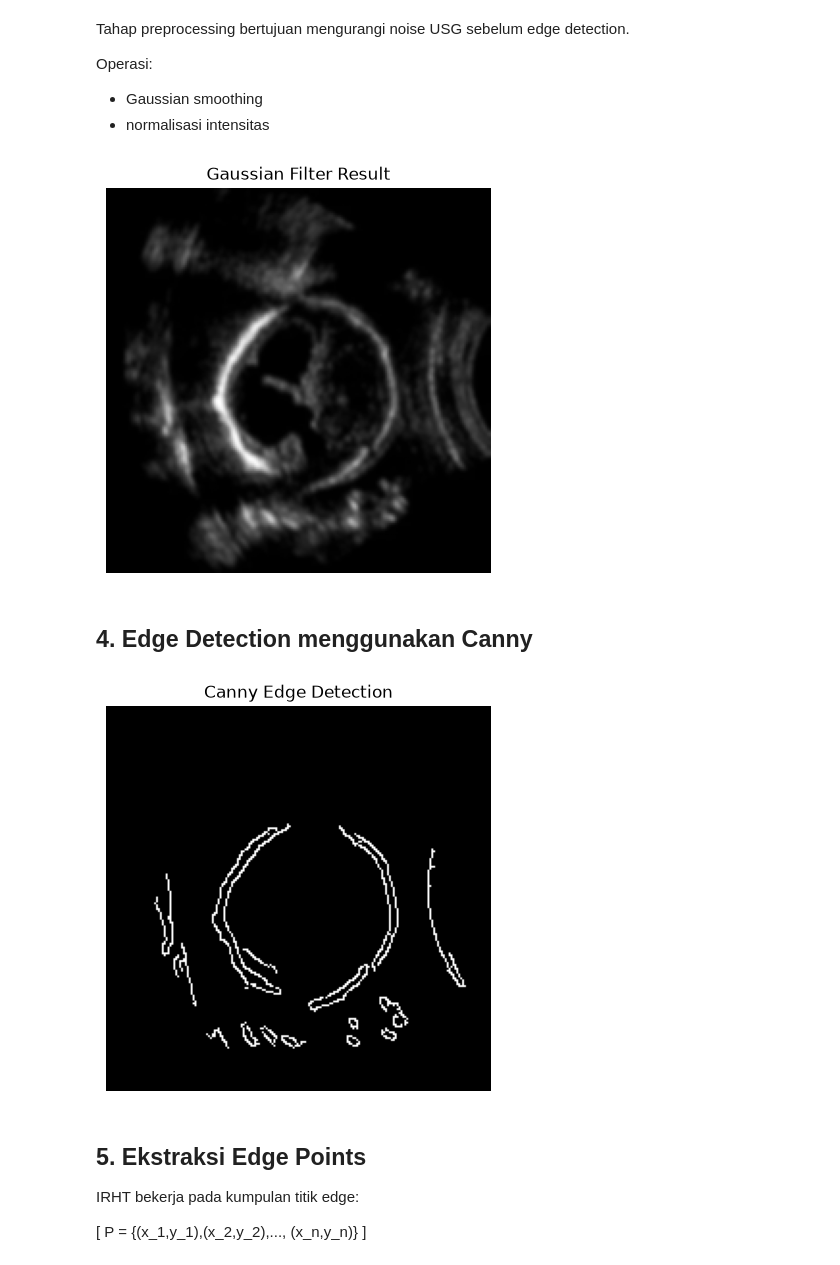
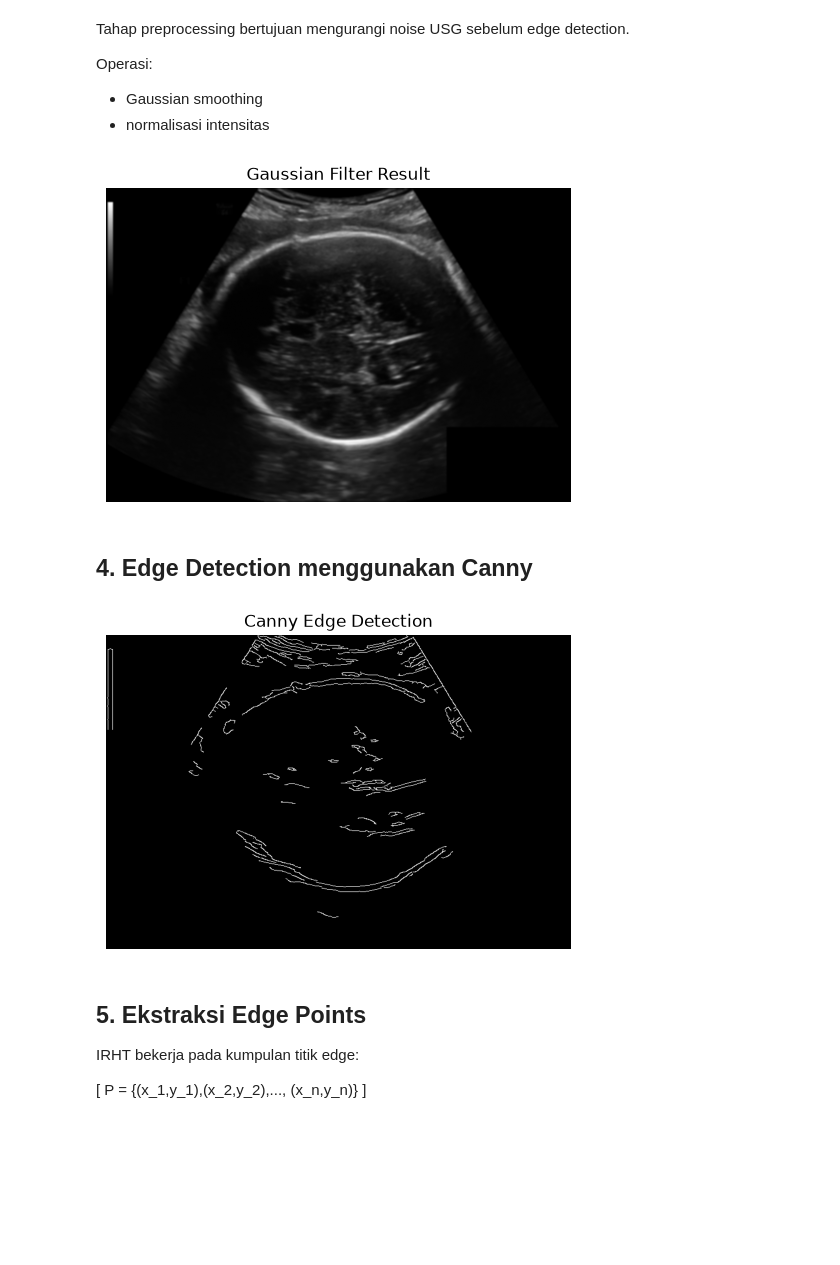
Before and after one commit to najwatahir/comvis-image-rotation, a Jupyter notebook: Deteksi_Umur_Janin/Fetal_USG_IRHT.ipynb, the cells around one changed output. Saved outputs shown, nothing was run; the diff lists cells and outputs as text; code cells hidden in the pictures; blank space fills up the shorter version.

```diff
--- a/Deteksi_Umur_Janin/Fetal_USG_IRHT.ipynb
+++ b/Deteksi_Umur_Janin/Fetal_USG_IRHT.ipynb
@@ -37,7 +37,7 @@ Output tahap ini:
 - visualisasi awal
 # %%
 # Ganti path sesuai lokasi citra
-image_path = "fetal.jpg"
+image_path = "773_2HC.png"
 
 img = cv2.imread(image_path)
 
@@ -68,22 +68,22 @@ plt.imshow(blur, cmap="gray")
 plt.title("Gaussian Filter Result")
 plt.axis("off");
 # %% [output]
-[figure, old version]
+[figure, new version]
 # %% [markdown]
 ## 4. Edge Detection menggunakan Canny
 # %%
 edges = cv2.Canny(
     blur,
-    threshold1=100,
-    threshold2=250
+    threshold1=50,
+    threshold2=150
 )
 
 plt.figure(figsize=(6,5))
 plt.imshow(edges, cmap="gray")
 plt.title("Canny Edge Detection")
 plt.axis("off");
 # %% [output]
-[figure, old version]
+[figure, new version]
 # %% [markdown]
 ## 5. Ekstraksi Edge Points
 
```
Also changed, not shown: parts of 5 cells of this notebook, 4 other files.
